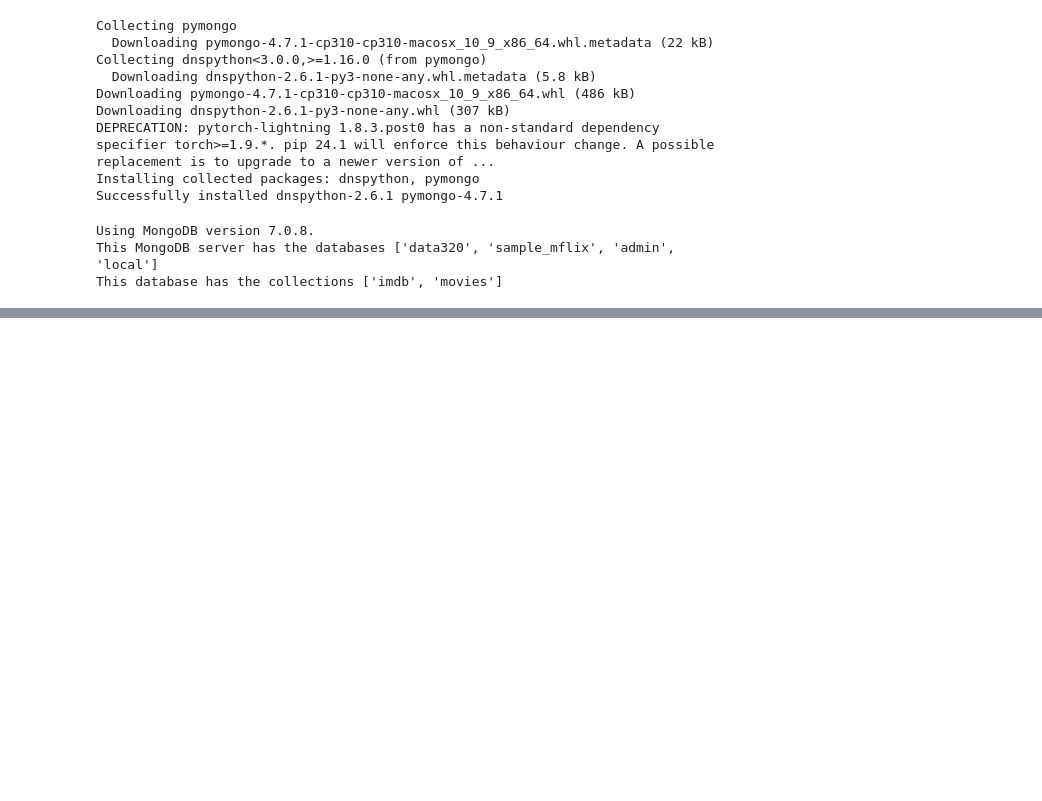
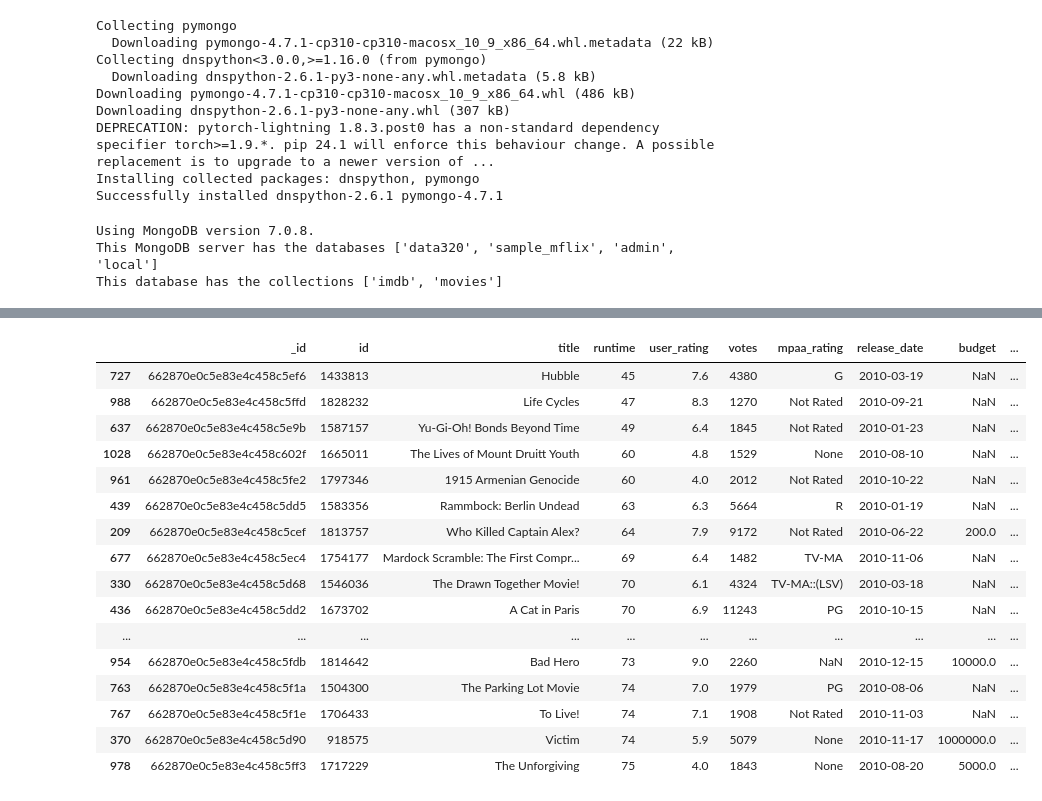
Before and after one commit to ahmedalani/super-dollop, a Jupyter notebook: alani-DetectingOutliers.ipynb, the cells around one changed output, grey strips where cells are left out. Saved outputs shown, nothing was run; the diff lists cells and outputs as text; code cells hidden in the pictures; blank space fills up the shorter version.

```diff
--- a/alani-DetectingOutliers.ipynb
+++ b/alani-DetectingOutliers.ipynb
@@ -76,0 +93,21 @@ NameError: name 'imdb' is not defined
+# %%
+# sorting by lowest runtime first
+imdb.sort_values(by=['runtime'], ascending=True).head(20)
+# %% [output]
+|  | _id | id | title | runtime | user_rating | votes | mpaa_rating | release_date | budget | ... |
+| 727 | 662870e0c5e83e4c458c5ef6 | 1433813 | Hubble | 45 | 7.6 | 4380 | G | 2010-03-19 | NaN | ... |
+| 988 | 662870e0c5e83e4c458c5ffd | 1828232 | Life Cycles | 47 | 8.3 | 1270 | Not Rated | 2010-09-21 | NaN | ... |
+| 637 | 662870e0c5e83e4c458c5e9b | 1587157 | Yu-Gi-Oh! Bonds Beyond Time | 49 | 6.4 | 1845 | Not Rated | 2010-01-23 | NaN | ... |
+| 1028 | 662870e0c5e83e4c458c602f | 1665011 | The Lives of Mount Druitt Youth | 60 | 4.8 | 1529 | None | 2010-08-10 | NaN | ... |
+| 961 | 662870e0c5e83e4c458c5fe2 | 1797346 | 1915 Armenian Genocide | 60 | 4.0 | 2012 | Not Rated | 2010-10-22 | NaN | ... |
+| 439 | 662870e0c5e83e4c458c5dd5 | 1583356 | Rammbock: Berlin Undead | 63 | 6.3 | 5664 | R | 2010-01-19 | NaN | ... |
+| 209 | 662870e0c5e83e4c458c5cef | 1813757 | Who Killed Captain Alex? | 64 | 7.9 | 9172 | Not Rated | 2010-06-22 | 200.0 | ... |
+| 677 | 662870e0c5e83e4c458c5ec4 | 1754177 | Mardock Scramble: The First Compr... | 69 | 6.4 | 1482 | TV-MA | 2010-11-06 | NaN | ... |
+| 330 | 662870e0c5e83e4c458c5d68 | 1546036 | The Drawn Together Movie! | 70 | 6.1 | 4324 | TV-MA::(LSV) | 2010-03-18 | NaN | ... |
+| 436 | 662870e0c5e83e4c458c5dd2 | 1673702 | A Cat in Paris | 70 | 6.9 | 11243 | PG | 2010-10-15 | NaN | ... |
+| ... | ... | ... | ... | ... | ... | ... | ... | ... | ... | ... |
+| 954 | 662870e0c5e83e4c458c5fdb | 1814642 | Bad Hero | 73 | 9.0 | 2260 | NaN | 2010-12-15 | 10000.0 | ... |
+| 763 | 662870e0c5e83e4c458c5f1a | 1504300 | The Parking Lot Movie | 74 | 7.0 | 1979 | PG | 2010-08-06 | NaN | ... |
+| 767 | 662870e0c5e83e4c458c5f1e | 1706433 | To Live! | 74 | 7.1 | 1908 | Not Rated | 2010-11-03 | NaN | ... |
+| 370 | 662870e0c5e83e4c458c5d90 | 918575 | Victim | 74 | 5.9 | 5079 | None | 2010-11-17 | 1000000.0 | ... |
+| 978 | 662870e0c5e83e4c458c5ff3 | 1717229 | The Unforgiving | 75 | 4.0 | 1843 | None | 2010-08-20 | 5000.0 | ... |
```
Also changed, not shown: parts of 5 cells of this notebook.
